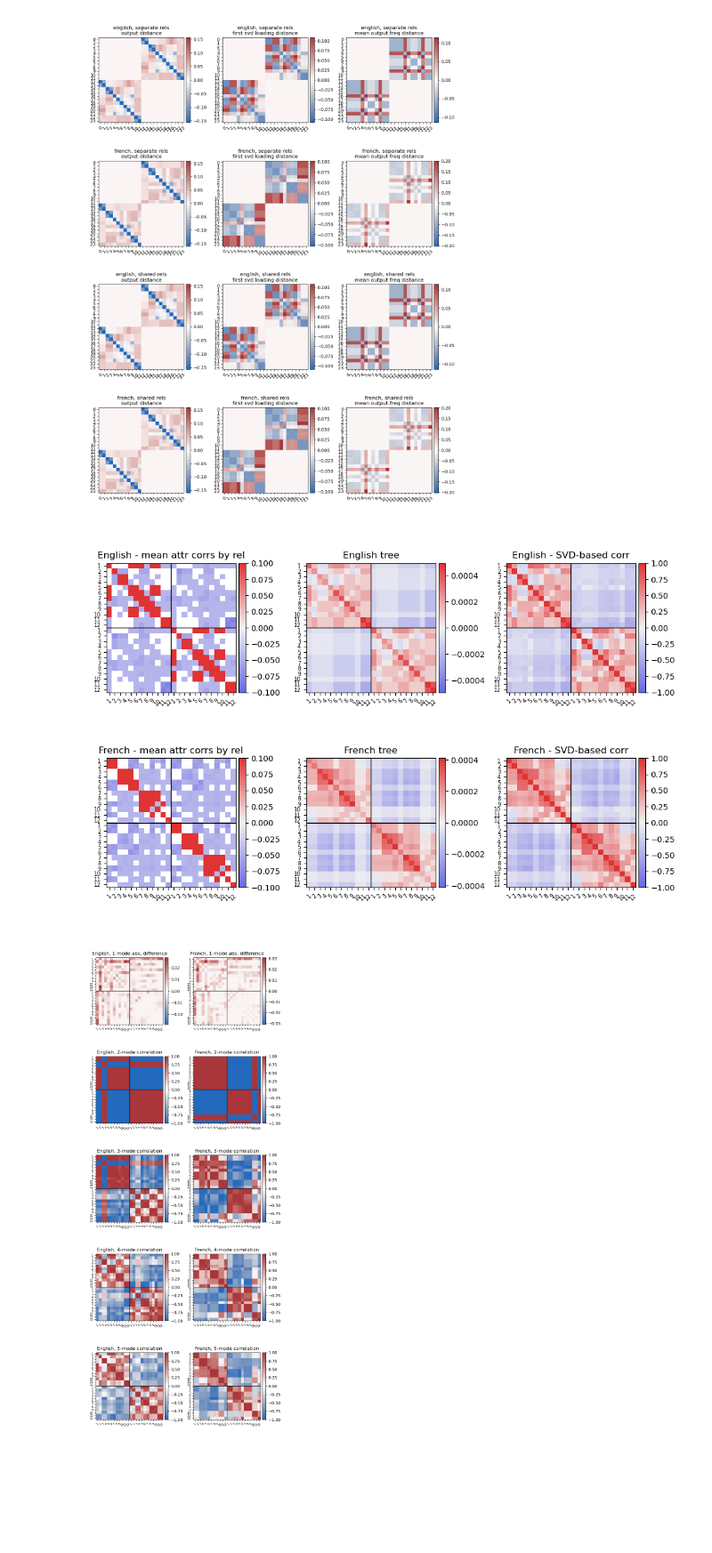
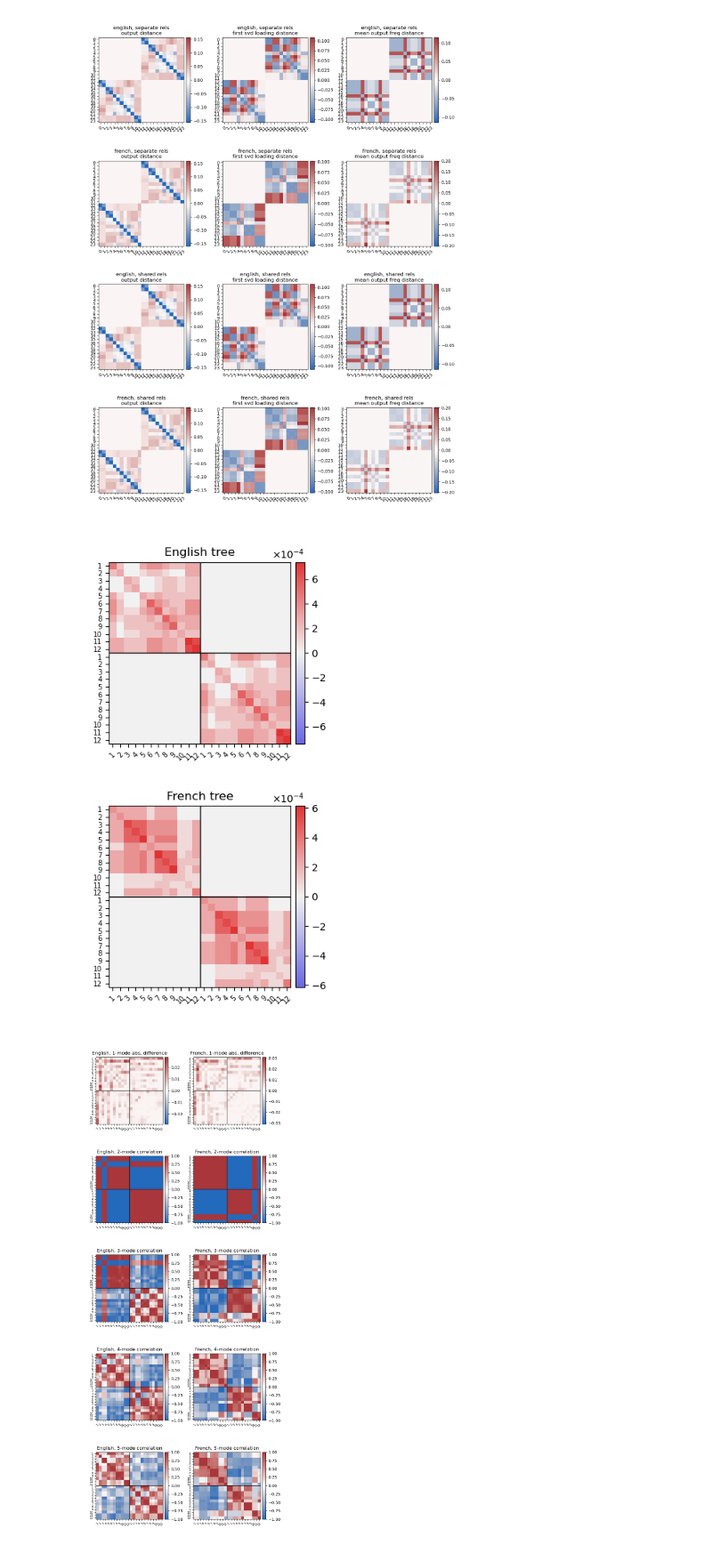
Before and after one commit to ethanbb/disjoint-domain, a Jupyter notebook: analyze_famnet.ipynb, the cells around one changed output. Shown at 89% size. Drawn from its saved outputs; the diff is of its cells as text; code cells hidden in the pictures; blank space fills up the shorter version.

Commit message:
Many changes - make branch point for alternate etg methods

```diff
--- a/analyze_famnet.ipynb
+++ b/analyze_famnet.ipynb
@@ -231,7 +248,7 @@ fig, axs = util.make_plot_grid(len(report_types), 1, ax_dims=(7, 3),
                                #prop_cycle=cycler(color=['k']).concat(col_cycle))
                                prop_cycle=prop_cycle_pairs)
 
-epochs_of_interest = np.array([0, 200, 1600, 6400])
+epochs_of_interest = np.array([0, 1000, 2000, 6000])
 
 for ax, rtype in zip(axs, report_types):
     if rtype == 'loss':
@@ -258,6 +275,6 @@ for ax, rtype in zip(axs, report_types):
 fig.tight_layout()
 plt.show()
 
-# with mpl.rc_context({'svg.fonttype': 'none'}):
-#     util.print_svg(fig, 'figures/family_tree/shared_training_w_markers.svg')
+with mpl.rc_context({'svg.fonttype': 'none'}):
+    util.print_svg(fig, 'figures/family_tree/separate_training_w_alt_markers.svg')
 # %% [output]
@@ -417,11 +445,15 @@ ax.set_xticklabels([str(epoch) for epoch in epochs_to_use])
 ax.set_xlabel('Training epochs for first 2 trees')
 ax.set_ylabel('Epochs to 85% on held-out tree')
 ax.legend(loc='lower left', title='Train vs. test tree')
-ax.set_title('Family tree')
+ax.set_title(f'Family tree\n({run_set_name})')
+
+max_val = np.max(np.concatenate((diff_means + diff_ses, same_means + same_ses)))
+curr_ylims = ax.get_ylim()
+ax.set_ylim(curr_ylims[0], max_val + (max_val-curr_ylims[0])*0.1)
 
 fig.tight_layout()
 plt.show()
 
-# with mpl.rc_context({'svg.fonttype': 'none'}):
-#     util.print_svg(fig, 'figures/family_tree/gen_test_stick_shared.svg')
+with mpl.rc_context({'svg.fonttype': 'none'}):
+    util.print_svg(fig, 'figures/family_tree/gen_test_stick_separate.svg')
 # %% [output]
@@ -749,7 +781,7 @@ plt.show()
 # just ground truth attribute correlation
 # compare 3 methods
 
-fig, axss = util.auto_subplots(n_curr, 3, ax_dims=(3.5, 3.5))
+fig, axss = util.auto_subplots(n_curr, 1, ax_dims=(3.5, 3.5))
 
 for (res_name, res), axs in zip(curr_sets.items(), axss):
     n_domains = res['net_params']['n_train_domains']
@@ -770,49 +802,54 @@ for (res_name, res), axs in zip(curr_sets.items(), axss):
     # polyfill for pairwise
     def pairwise(iterable):
         # pairwise('ABCDEFG') --> AB BC CD DE EF FG
         a, b = itertools.tee(iterable)
         next(b, None)
         return zip(a, b)
 
     assert all(x == y for x, y in pairwise(n_p1)), 'Not all trees have the same number of people'
     total_n_p1 = sum(n_p1)
     p1_per_domain = n_p1[0]
     ax_labels = [str(k+1) for k in range(p1_per_domain)] * n_domains
 
-    # Method 1: averaging corrs for individual relationships
-    full_p2_mats_by_rel = [block_diag(*rel_p2_mat_of_each_tree) for rel_p2_mat_of_each_tree in zip(*all_p2_mats_by_rel)]
-    averaged_corr = pa.get_attribute_rdm(full_p2_mats_by_rel, metric='corr')
-    util.plot_matrix_with_labels(axs[0], averaged_corr, ax_labels, tick_fontsize='x-small')
-    axs[0].set_title(f'{label} - mean attr corrs by rel')
+    # # Method 1: averaging corrs for individual relationships
+    # full_p2_mats_by_rel = [block_diag(*rel_p2_mat_of_each_tree) for rel_p2_mat_of_each_tree in zip(*all_p2_mats_by_rel)]
+    # averaged_corr = pa.get_attribute_rdm(full_p2_mats_by_rel, metric='corr')
+    # util.plot_matrix_with_labels(axs[0], averaged_corr, ax_labels, tick_fontsize='x-small')
+    # axs[0].set_title(f'{label} - mean attr corrs by rel')
 
     # Method 2: item corrs based on context-free io corr matrices
     full_p1_mat = block_diag(*all_p1_mats)
     full_p2_mat = block_diag(*all_p2_mats)
 
     ctxfree_io_mat = pa.get_contextfree_io_corr_matrix(full_p1_mat, full_p2_mat)
-    centered_io_mat = ctxfree_io_mat - np.mean(ctxfree_io_mat, axis=0)
-    io_mat_item_corrs = centered_io_mat.T @ centered_io_mat
-    util.plot_matrix_with_labels(axs[1], io_mat_item_corrs, ax_labels, tick_fontsize='x-small')
-    axs[1].set_title(f'{label} tree')
+    # centered_io_mat = ctxfree_io_mat - np.mean(ctxfree_io_mat, axis=0)
+    # io_mat_item_corrs = centered_io_mat.T @ centered_io_mat
+    # use uncentered one actually
+    io_mat_item_corrs = ctxfree_io_mat.T @ ctxfree_io_mat
+    im = util.plot_matrix_with_labels(axs[0], io_mat_item_corrs, ax_labels, tick_fontsize='x-small', colorbar=False)
+    cb = util.add_colorbar(im)
+    cb.formatter.set_powerlimits((0, 0))
+    cb.formatter.set_useMathText(True)
+    axs[0].set_title(f'{label} tree')
 
-    # Method 3: correlation of SVD loadings
-    svd_loading_corr = pa.get_contextfree_item_svd_corr(full_p1_mat, full_p2_mat, 1, slice(None))
-    util.plot_matrix_with_labels(axs[2], svd_loading_corr, ax_labels, tick_fontsize='x-small')
-    axs[2].set_title(f'{label} - SVD-based corr')
+    # # Method 3: correlation of SVD loadings
+    # svd_loading_corr = pa.get_contextfree_item_svd_corr(full_p1_mat, full_p2_mat, 1, slice(None))
+    # util.plot_matrix_with_labels(axs[2], svd_loading_corr, ax_labels, tick_fontsize='x-small')
+    # axs[2].set_title(f'{label} - SVD-based corr')
 
     for ax in axs:
         # domain dividers
         for divider_pt in np.arange(p1_per_domain-0.5, total_n_p1-0.5, p1_per_domain):
             ax.plot(ax.get_xlim(), [divider_pt, divider_pt], 'k', lw=1)
             ax.plot([divider_pt, divider_pt], ax.get_ylim(), 'k', lw=1)
 
 fig.tight_layout()
 plt.show()
 
-with mpl.rc_context({'svg.fonttype': 'none'}):
-    util.print_svg(fig, 'figures/family_tree/corr_models.svg')
+# with mpl.rc_context({'svg.fonttype': 'none'}):
+util.print_svg(fig, 'figures/family_tree/corr_models.svg')
 # %% [output]
-[figure, old version]
+[figure, new version]
 # %%
 # Plot ground truth iomat correlations for subsets of SVD components
 
```
Also changed, not shown: parts of 7 cells of this notebook, 29 other files.
